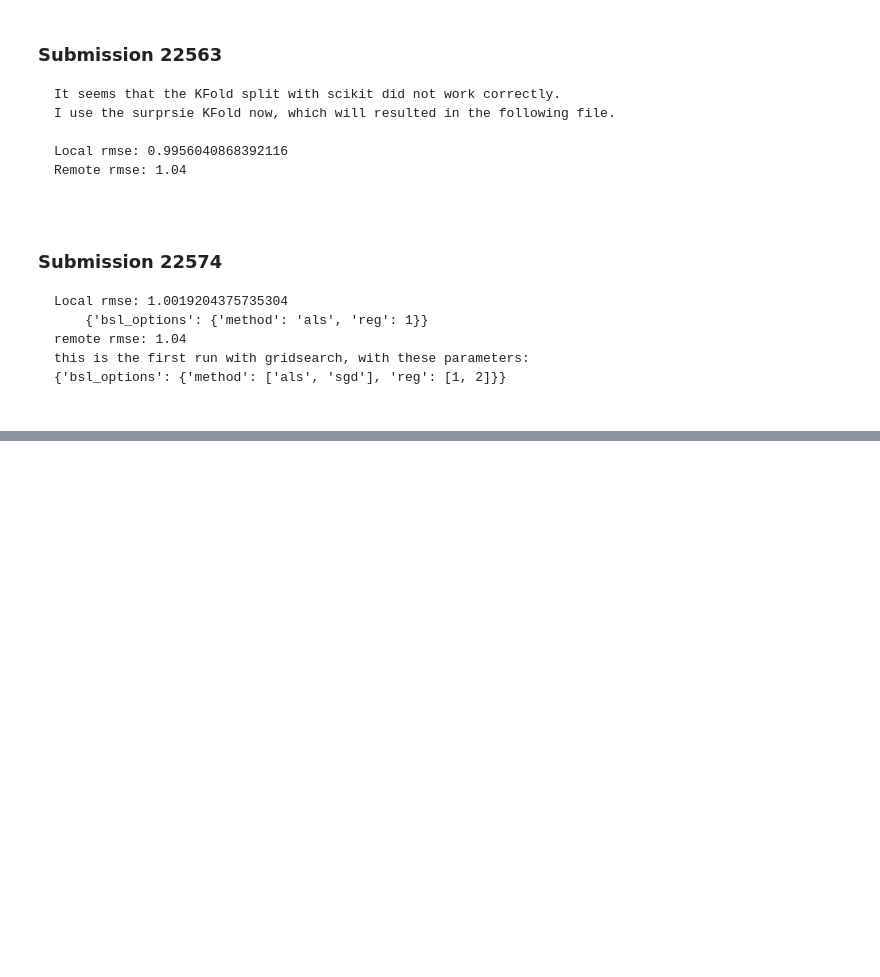
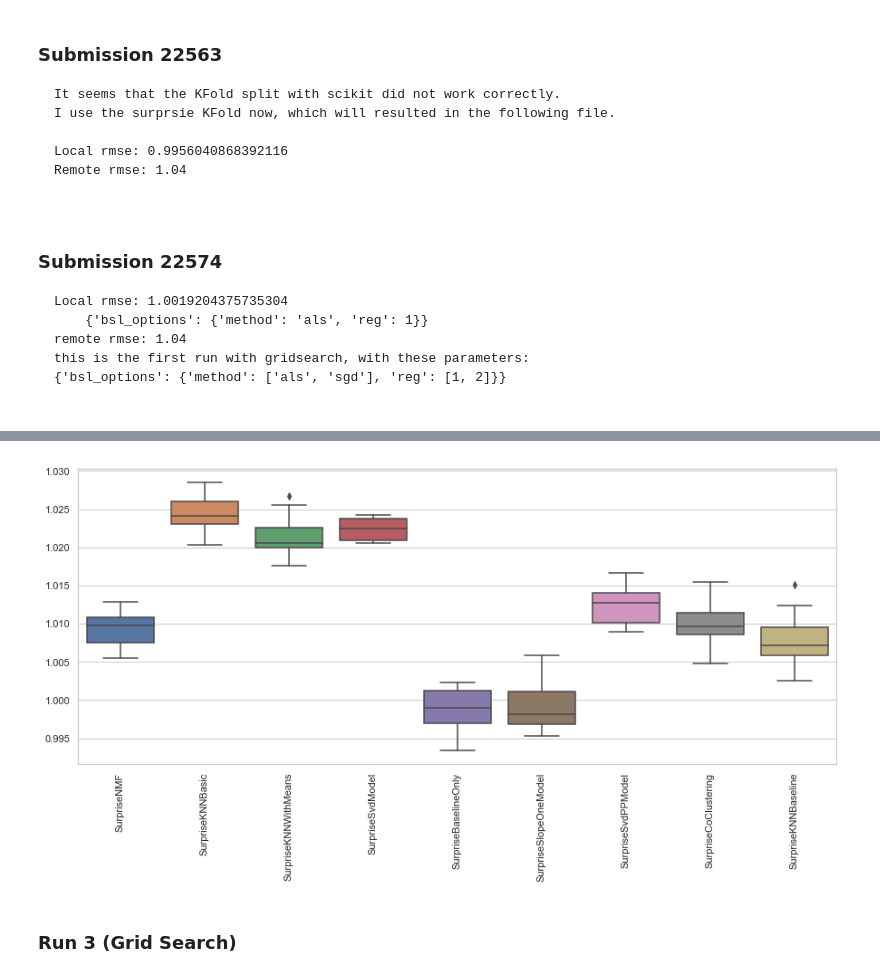
Before and after one commit to justcho5/ml_projects, a Jupyter notebook: project2/AnalyzeResult.ipynb, the cells around one changed output, grey strips where cells are left out. Drawn from its saved outputs; the diff is of its cells as text; code cells hidden in the pictures; blank space fills up the shorter version.

```diff
--- a/project2/AnalyzeResult.ipynb
+++ b/project2/AnalyzeResult.ipynb
@@ -40,9 +40,12 @@ SurpriseSvdPPModel.result
 # %% [markdown]
 #### Plot the result
 # %%
-model_to_rmse = []
-for file in tqdm_notebook(os.listdir('run_1')):
-    data = pickle.load(open("run_1/" + file, "rb" ))
-    r = list(map(lambda x: x[0].rmse, data))
-    n = file.split('.')[0]
-    model_to_rmse.append(dict(name=n, rmse=r))
+def read_mse(folder):
+    model_to_rmse = []
+    for file in tqdm_notebook(os.listdir('run_1')):
+        if '.result' not in file: continue
+        data = pickle.load(open(folder + "/" + file, "rb" ))
+        r = list(map(lambda x: x[0].rmse, data))
+        n = file.split('.')[0]
+        model_to_rmse.append(dict(name=n, rmse=r))
+    return model_to_rmse
@@ -51,8 +52,9 @@ for file in tqdm_notebook(os.listdir('run_1')):
 # %%
-plt.rcParams['figure.figsize'] = (15, 6)
-ax = sns.boxplot(y=list(map(lambda x: x['rmse'], model_to_rmse)),
-                 x=list(map(lambda x: x['name'], model_to_rmse)))
-ax.set_xticklabels(labels=list(map(lambda x: x['name'], model_to_rmse)), rotation=90)
+def plot_rmse(model_to_rmse):
+    plt.rcParams['figure.figsize'] = (15, 6)
+    ax = sns.boxplot(y=list(map(lambda x: x['rmse'], model_to_rmse)),
+                     x=list(map(lambda x: x['name'], model_to_rmse)))
+    ax.set_xticklabels(labels=list(map(lambda x: x['name'], model_to_rmse)), rotation=90)
 ;
 # %% [output]
 ''
@@ -159,0 +175,4 @@ this is the first run with gridsearch, with these parameters:
+# %%
+run_2 = read_mse('run_2')
+plot_rmse(run_2)
+# %% [output]
@@ -159,0 +180,3 @@ this is the first run with gridsearch, with these parameters:
+[figure, added]
+# %% [markdown]
+### Run 3 (Grid Search)
```
Also changed, not shown: parts of 12 cells of this notebook.
